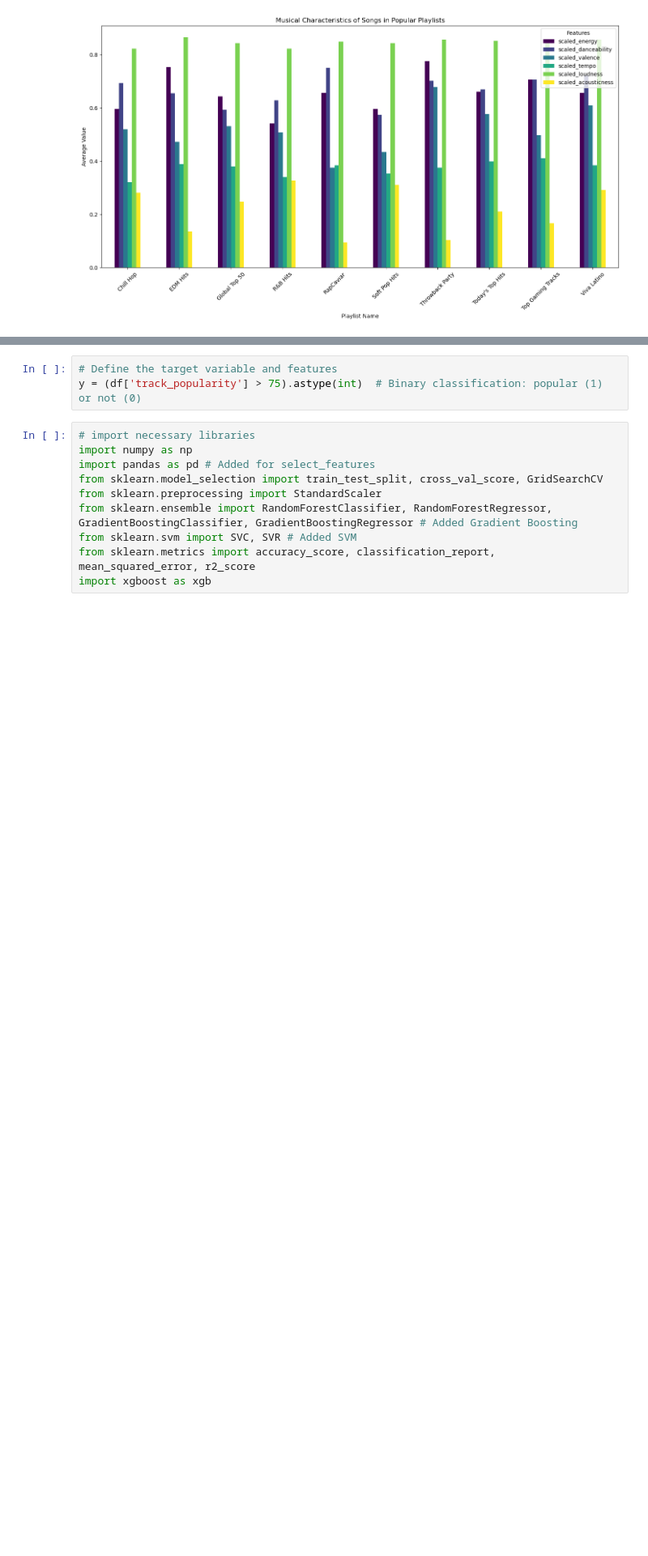
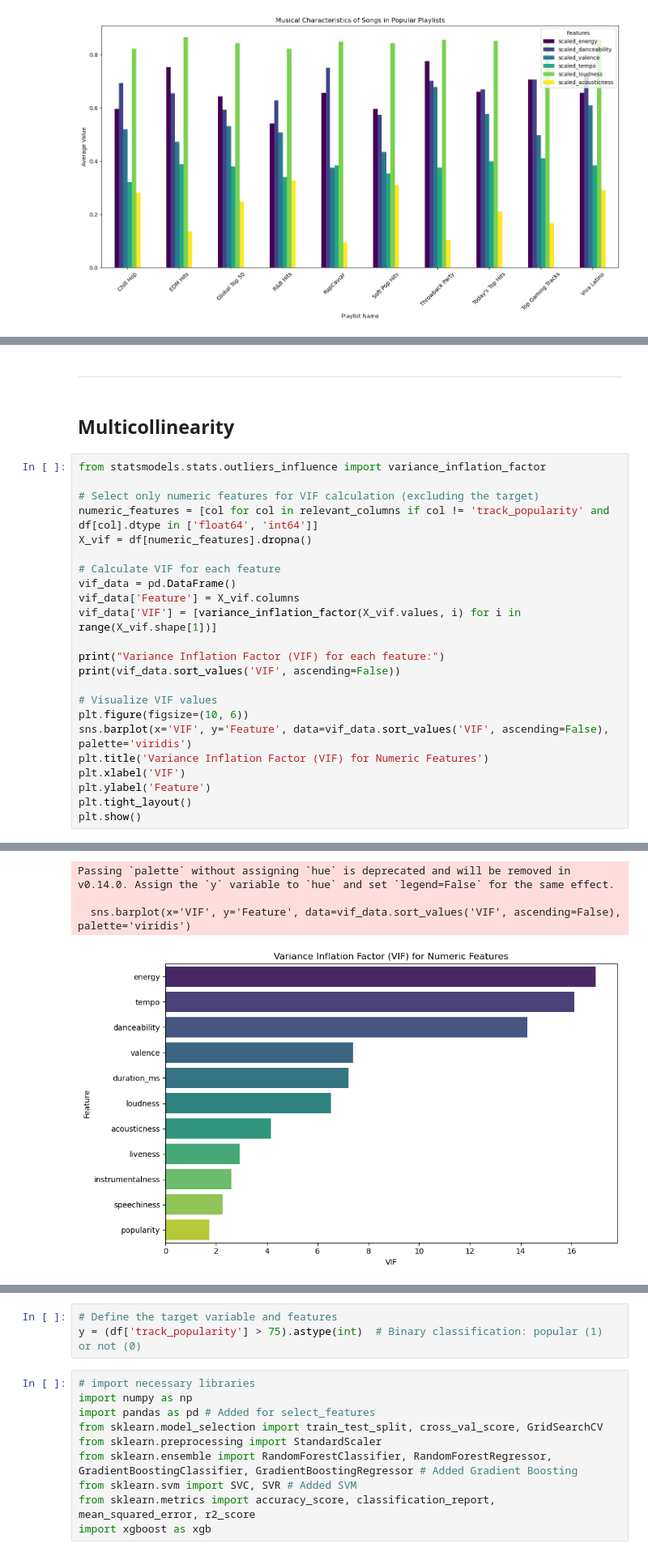
Before and after one commit to LuiisClaudio/spotify-analytics, a Jupyter notebook: capstone_project_proposal.ipynb, the cells around one changed output, grey strips where cells are left out. Shown at 81% size. Saved outputs shown, nothing was run; the diff lists cells and outputs as text; blank space fills up the shorter version.

```diff
--- a/capstone_project_proposal.ipynb
+++ b/capstone_project_proposal.ipynb
@@ -1742,0 +1912,28 @@ Viva Latino            0.383960         0.856647             0.291305
+# %% [markdown]
+---
+# %% [markdown]
+## Multicollinearity
+# %%
+from statsmodels.stats.outliers_influence import variance_inflation_factor
+
+# Select only numeric features for VIF calculation (excluding the target)
+numeric_features = [col for col in relevant_columns if col != 'track_popularity' and df[col].dtype in ['float64', 'int64']]
+X_vif = df[numeric_features].dropna()
+
+# Calculate VIF for each feature
+vif_data = pd.DataFrame()
+vif_data['Feature'] = X_vif.columns
+vif_data['VIF'] = [variance_inflation_factor(X_vif.values, i) for i in range(X_vif.shape[1])]
+
+print("Variance Inflation Factor (VIF) for each feature:")
+print(vif_data.sort_values('VIF', ascending=False))
+
+# Visualize VIF values
+plt.figure(figsize=(10, 6))
+sns.barplot(x='VIF', y='Feature', data=vif_data.sort_values('VIF', ascending=False), palette='viridis')
+plt.title('Variance Inflation Factor (VIF) for Numeric Features')
+plt.xlabel('VIF')
+plt.ylabel('Feature')
+plt.tight_layout()
+plt.show()
+# %% [output]
@@ -1742,0 +1953,4 @@ Viva Latino            0.383960         0.856647             0.291305
+Passing `palette` without assigning `hue` is deprecated and will be removed in v0.14.0. Assign the `y` variable to `hue` and set `legend=False` for the same effect.
+
+  sns.barplot(x='VIF', y='Feature', data=vif_data.sort_values('VIF', ascending=False), palette='viridis')
+[figure, added]
```
Also changed, not shown: parts of 25 cells of this notebook.
